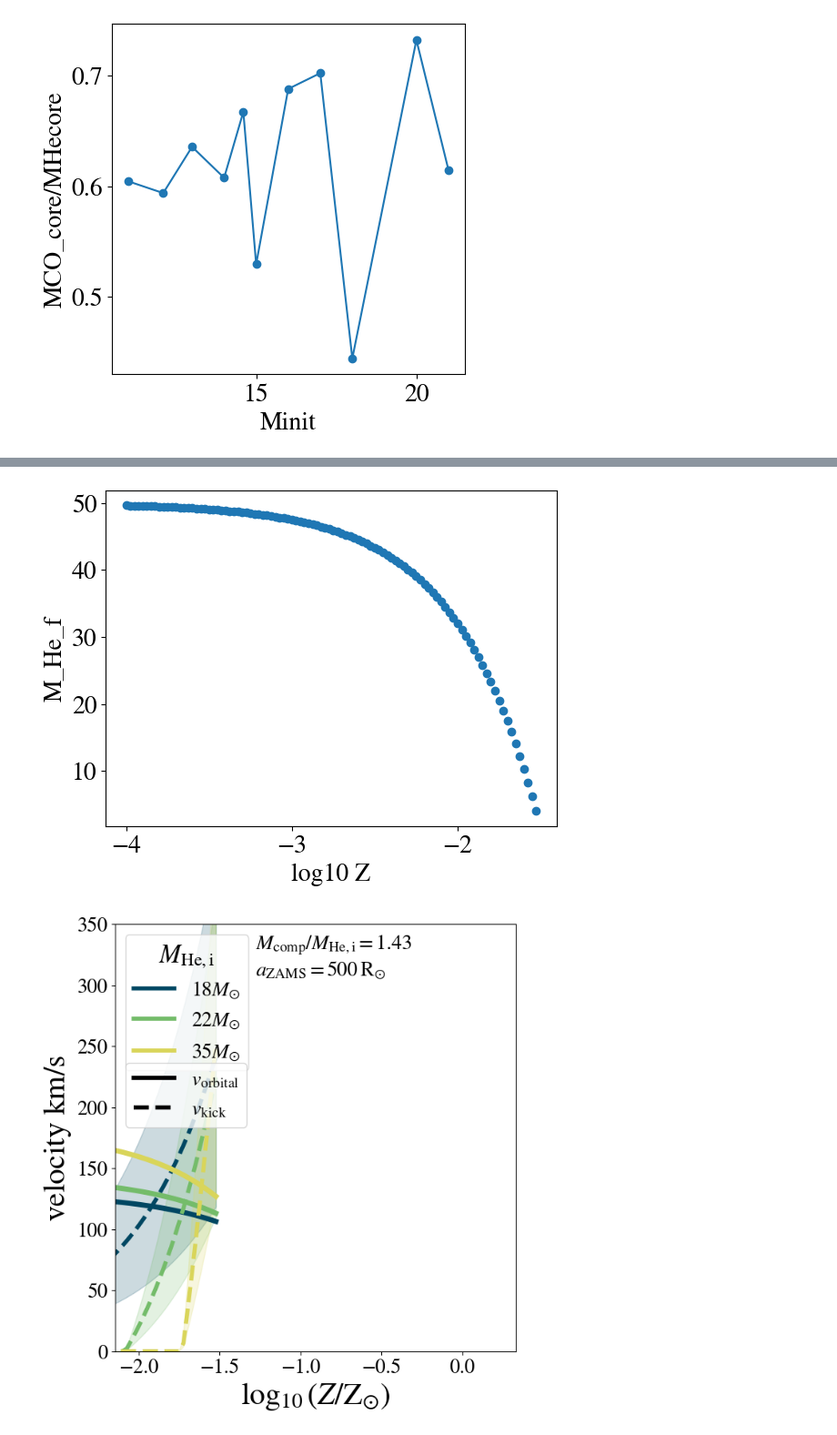
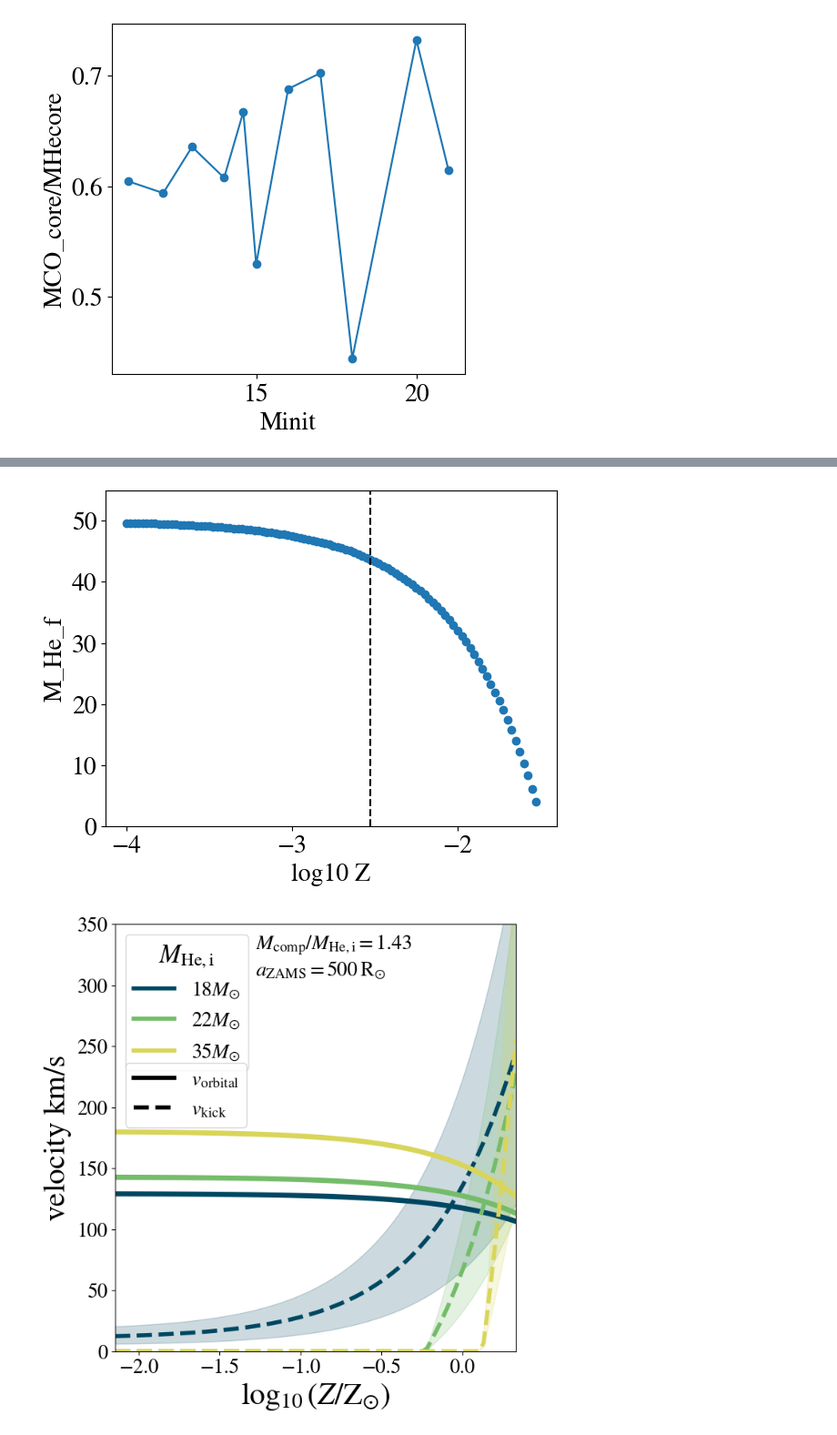
Before and after one commit to LiekeVanSon/ZdependentFormEff, a Jupyter notebook: code/Vorb_vs_Vkick.ipynb, the cells around one changed output, grey strips where cells are left out. Shown at 91% size. Cells and saved outputs as stored; diff of their text form; code cells hidden in the pictures.

Commit message:
fixed bug in kick plot

```diff
--- a/code/Vorb_vs_Vkick.ipynb
+++ b/code/Vorb_vs_Vkick.ipynb
@@ -334,7 +334,7 @@ def dM_wind(M_He_i, Z, L_hestar = 'Hurley', WR_wind = 'SanderVink'):
     """
     !!! Make sure to provide:
     M_he in Msun
-    Z in Zsun
+    Z         ----- Metallicity
     L_hestar  ----- What M-L relation to use ['Hurley', Grafener2011]
     WR_wind   ----- What WR wind mass loss to use [HamannKoest, 'SanderVink']
     """
@@ -440,7 +440,7 @@ q = q_zams / 0.35
 m2 = q * M_He_i
 print("m2", m2)
 
-Z = 1e-4 / 0.014
+Z = 0.014
 
 # initial separation in Rsun
 a_i = 500  # Rsun
@@ -458,7 +458,9 @@ print("Mtotfinal", Mtotfinal)
 
 print("Mtot_initial / Mtotfinal", (Mtot_initial / Mtotfinal))
 
-final_separation = a_f(a_i, Mtot_initial, Mtotfinal)
+# Final separation due to wind mass loss widening
+final_separation =  a_i * (Mtot_initial / Mtotfinal)
+# final_separation = a_f(a_i, Mtot_initial, Mtotfinal)
 print("final_separation", final_separation)
 
 orbital_vel = v_orb(Mtotfinal * u.Msun, final_separation * u.Rsun)
@@ -709,11 +699,14 @@ z_list [0.0001     0.00010593 0.00011221 0.00011887 0.00012592 0.00013339
 # %%
 z_list= np.logspace(-4, np.log10(0.03), 100)
 plt.scatter(np.log10(z_list), M_He_f)
+
+plt.axvline(np.log10(3e-3), c = 'black', ls = '--')
 plt.xlabel('log10 Z')
 plt.ylabel('M_He_f')
+plt.ylim(0,55)
 plt.show()
 # %% [output]
-[figure, old version]
+[figure, new version]
 # %%
 ####################################
 # Define a few parameters
@@ -728,43 +721,43 @@ zams_separation = 500  # Rsun
 ####################################
 fig, ax = plt.subplots(figsize=(7, 7.5))
 for i, he_mass in enumerate(initial_helium_masses):
-    z_list, q, orbital_vel, fallback_fraction, M_He_f, wind_mass_loss = get_v_orb_and_f_fb(M_He_i=he_mass, q_zams=zams_mass_ratio, a_i=zams_separation)
+    z_list, q, orbital_vel, fallback_fraction, M_He_f, wind_mass_loss = get_v_orb_and_f_fb(M_He_i=he_mass, q_zams=zams_mass_ratio, a_i=zams_separation, WR_wind_presc = 'HamannKoest')
 
     # Orbital velocity as a funciton of Z
-    plt.plot(np.log10(z_list),orbital_vel,
+    plt.plot(np.log10(z_list/0.014),orbital_vel,
              lw=5,color=colors[i],ls="-", label="$v_{\mathrm{orbital}}$ mhe = " + str(he_mass) + "Msun")
 
     # Kick velocities reweighted by f_fb
-    plt.plot(np.log10(z_list), v_kick_50 * (1 - fallback_fraction),
+    plt.plot(np.log10(z_list/0.014), v_kick_50 * (1 - fallback_fraction),
              lw=4, ls="--", color=colors[i], label="$v_{\mathrm{kick}}$ mhe = " + str(he_mass) + "Msun")
-    plt.fill_between( np.log10(z_list), y1=v_kick_10 * (1 - fallback_fraction), y2=v_kick_90 * (1 - fallback_fraction),
+    plt.fill_between(np.log10(z_list/0.014), y1=v_kick_10 * (1 - fallback_fraction), y2=v_kick_90 * (1 - fallback_fraction),
         color=colors[i],alpha=0.2,label=None)
 
 # Annotate the used q_zams and a_zams
 plt.text(0.35,0.98,
     f"$M_{{\mathrm{{comp}}}}/M_{{\mathrm{{He,i}}}}= {np.round(q,2)}$\n$a_{{\mathrm{{ZAMS}}}} = {zams_separation}$"
     + "$\, \mathrm{R_{\odot}}$",
     ha="left",va="top", transform=ax.transAxes,fontsize=20,)
 
 # Legend for the He masses
 legend_elements1 = [Line2D([0], [0], color=colors[i], lw=4, label=f"{he_mass}" + "$M_{\odot}$")
     for i, he_mass in enumerate(initial_helium_masses)]
 legend1 = ax.legend(handles=legend_elements1, loc="upper left", title="$M_{\mathrm{He,i}}$")
 
 # Legend for the orbital and kick velocities
 legend_elements2 = [
     Line2D([0], [0], color="k", lw=4, ls="-", label="$v_{\mathrm{orbital}}$"),
     Line2D([0], [0], color="k", lw=4, ls="--", label="$v_{\mathrm{kick}}$"),
 ]
 legend2 = plt.legend(handles=legend_elements2, loc="center left", bbox_to_anchor=(0, 0.6), fontsize=20)
 
 ax.add_artist(legend1)
 
 plt.xlabel("$\log_{10}(Z/\mathrm{Z}_{\odot}$)", fontsize=30)
 plt.ylabel("$\mathrm{velocity \ km/s}$", fontsize=30)
 plt.ylim(0, 350)
 plt.xlim(np.log10(1e-4 / 0.014), np.log10(0.03 / 0.014))
-# plt.savefig(f"../plots/v_kick_v_orb.pdf", bbox_inches="tight")
+plt.savefig(f"../plots/v_kick_v_orb.pdf", bbox_inches="tight")
 plt.show()
 # %% [output]
-[figure, old version]
+[figure, new version]
```
Also changed, not shown: parts of 4 cells of this notebook, 1 other file.
